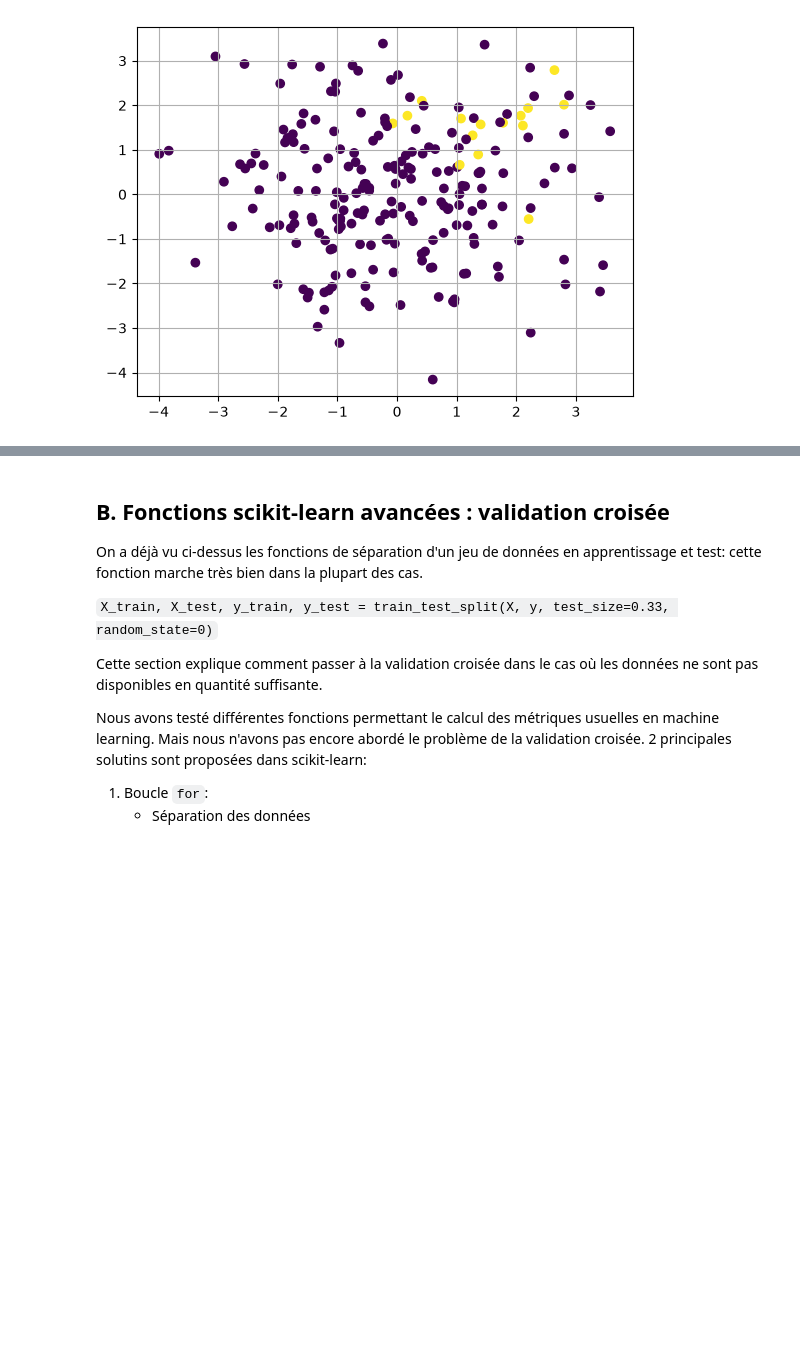
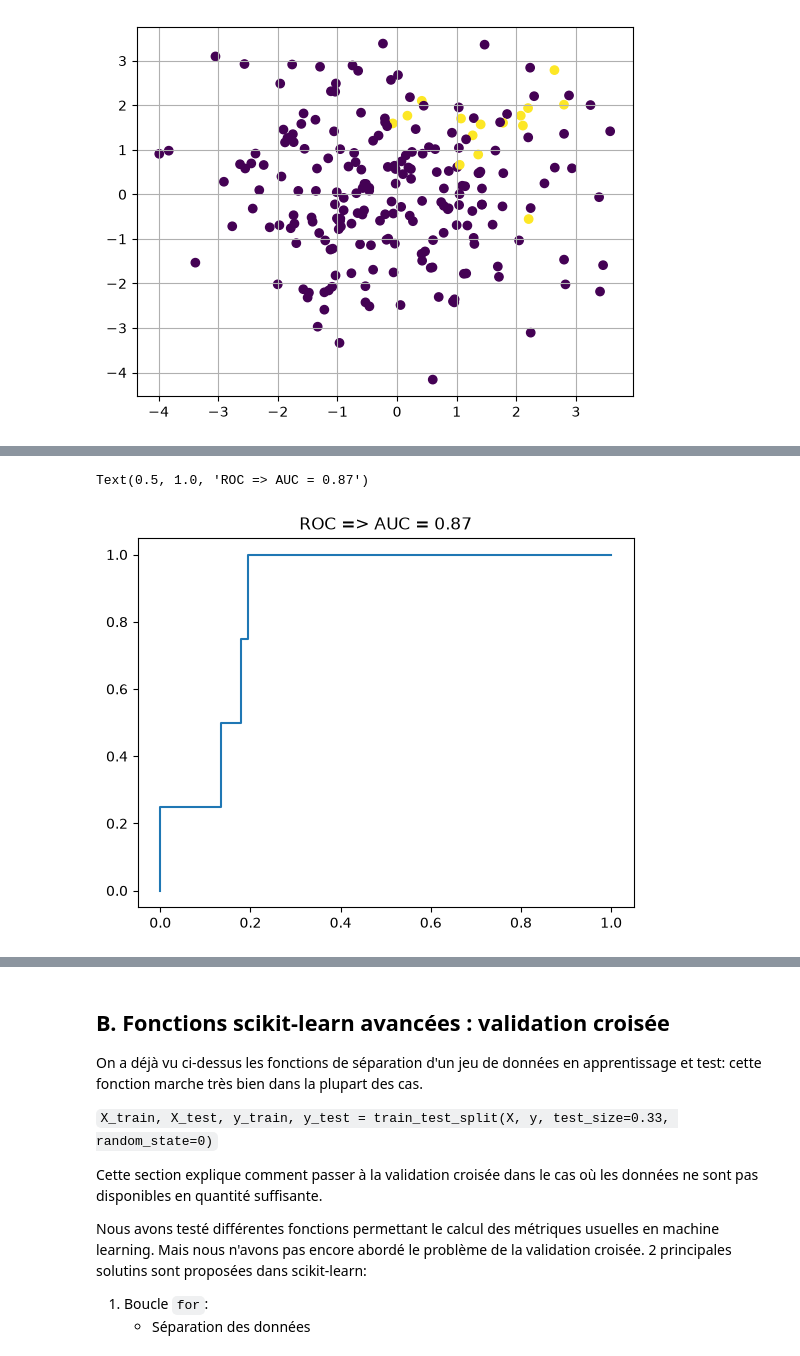
Before and after one commit to Mithrafk/Cours-Python, a Jupyter notebook: ML_2A/B-Machine Learning/notebooks/2-notebook-metrique.ipynb, the cells around one changed output, grey strips where cells are left out. Saved outputs shown, nothing was run; the diff lists cells and outputs as text; code cells hidden in the pictures; blank space fills up the shorter version.

Commit message:
ML-2A_B Metrics

```diff
--- a/ML_2A/B-Machine Learning/notebooks/2-notebook-metrique.ipynb
+++ b/ML_2A/B-Machine Learning/notebooks/2-notebook-metrique.ipynb
@@ -273,3 +274,13 @@ for i,b in enumerate(values): # evolution du biais b
+# %%
+import sklearn.metrics as met
+
+fpr, tpr, _ = met.roc_curve(y_test, yhat, pos_label = 1)
+sc = met.auc(fpr, tpr)
+plt.plot(fpr, tpr)
+plt.title(f"ROC => AUC = {sc:.2f}")
+# %% [output]
+Text(0.5, 1.0, 'ROC => AUC = 0.87')
+[figure, added]
 # %% [markdown]
 ### A.3. Agrégation d'indicateurs
 
```
Also changed, not shown: parts of 21 cells of this notebook, 7 other files.
